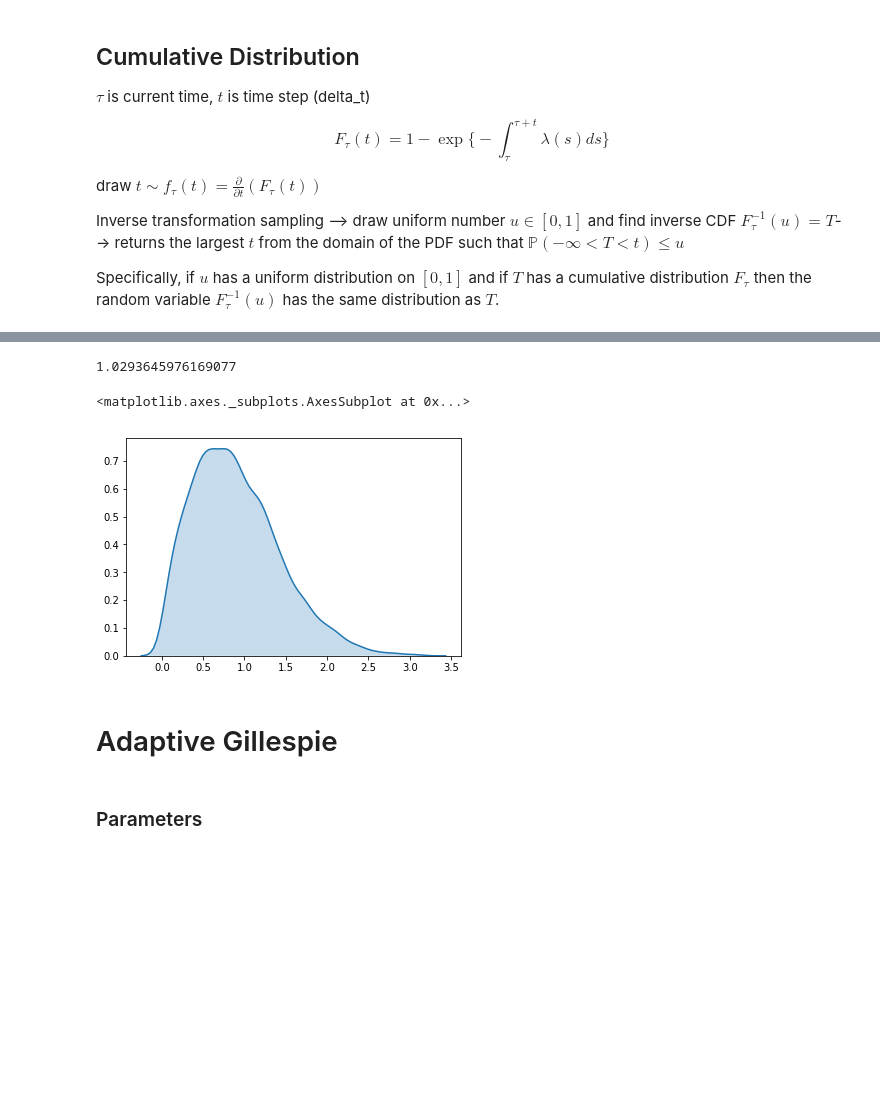
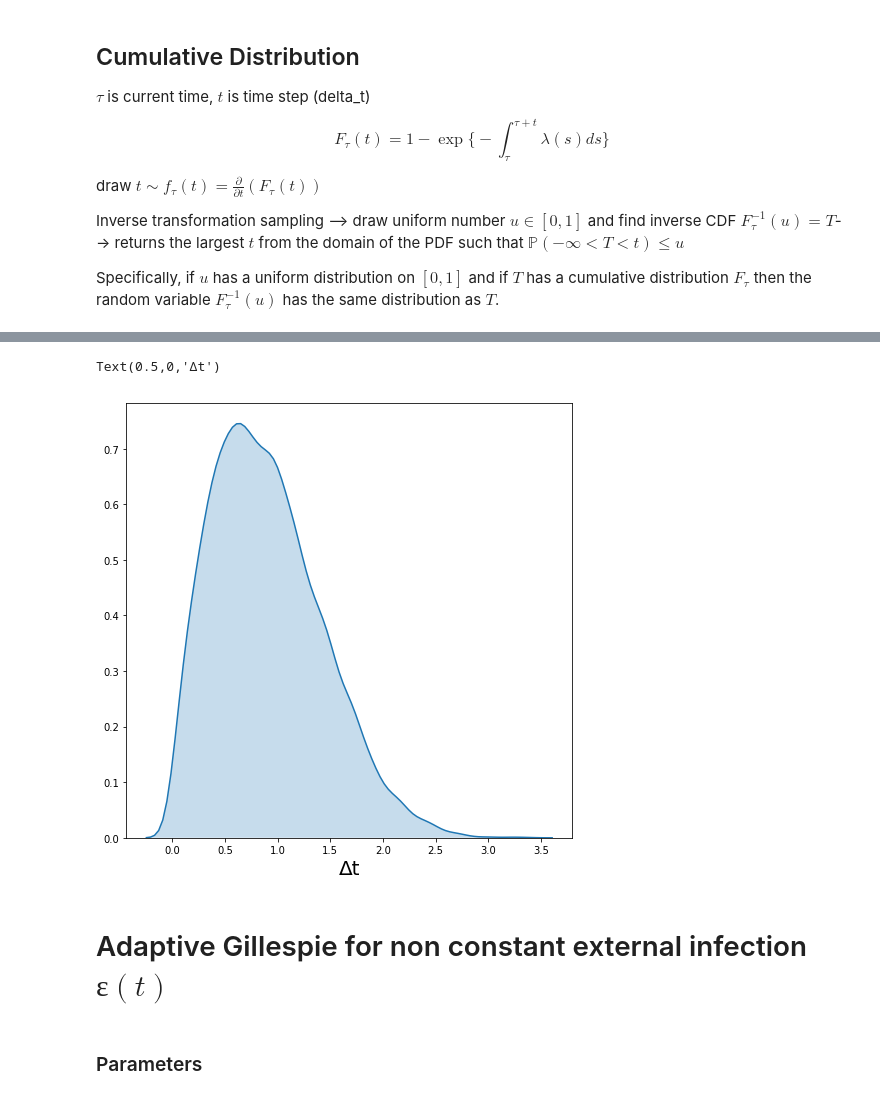
Before and after one commit to ersouthall/NipahVirus, a Jupyter notebook: Gillespie/Rate Changing Gillespie.ipynb, the cells around one changed output, grey strips where cells are left out. Saved outputs shown, nothing was run; the diff lists cells and outputs as text; code cells hidden in the pictures; blank space fills up the shorter version.

```diff
--- a/Gillespie/Rate Changing Gillespie.ipynb
+++ b/Gillespie/Rate Changing Gillespie.ipynb
@@ -77,4 +62,0 @@ def inverseCDF(t, F):
-# %%
-inverseCDF(cdf_rate[0], cdf_rate[1])
-# %% [output]
-1.0293645976169077
@@ -82,14 +66,15 @@ inverseCDF(cdf_rate[0], cdf_rate[1])
 time_steps = []
 for l in range(10000):
     time_steps.append(inverseCDF(cdf_rate[0], cdf_rate[1]))
-# %%
-sns.kdeplot(time_steps, shade = True)
-# plt.hist(time_steps)
-# %% [output]
-<matplotlib.axes._subplots.AxesSubplot at 0x...>
-[figure, removed]
+# %%
+plt.figure(figsize = (8,8))
+sns.kdeplot(time_steps, shade = True)
+plt.xlabel('Δt', fontsize = 20)
+# %% [output]
+Text(0.5,0,'Δt')
+[figure, added]
 # %% [markdown]
-# Adaptive Gillespie
+# Adaptive Gillespie for non constant external infection $ɛ(t)$
 # %% [markdown]
 ### Parameters
 # %%
```
Also changed, not shown: parts of 15 cells of this notebook, 1 other file.
